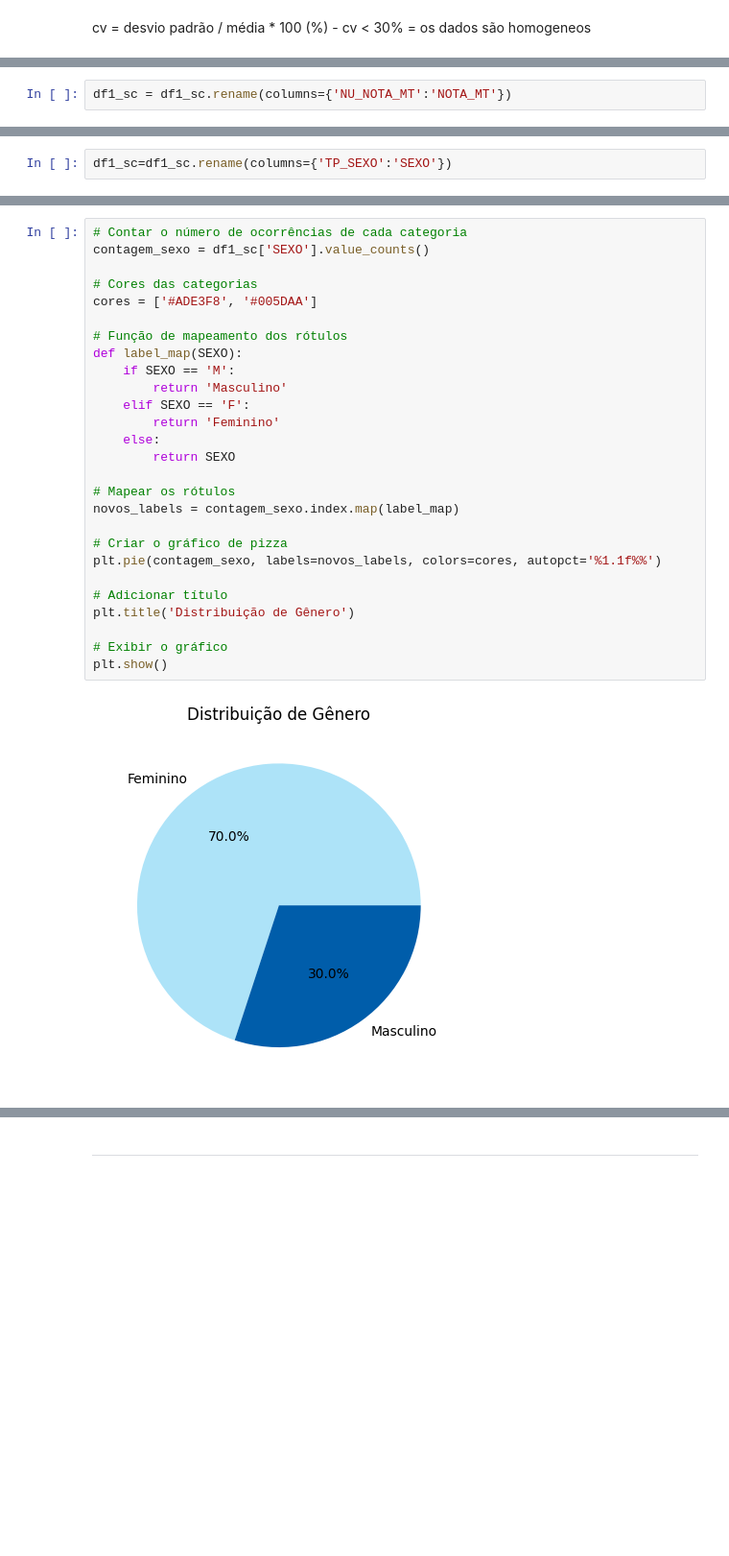
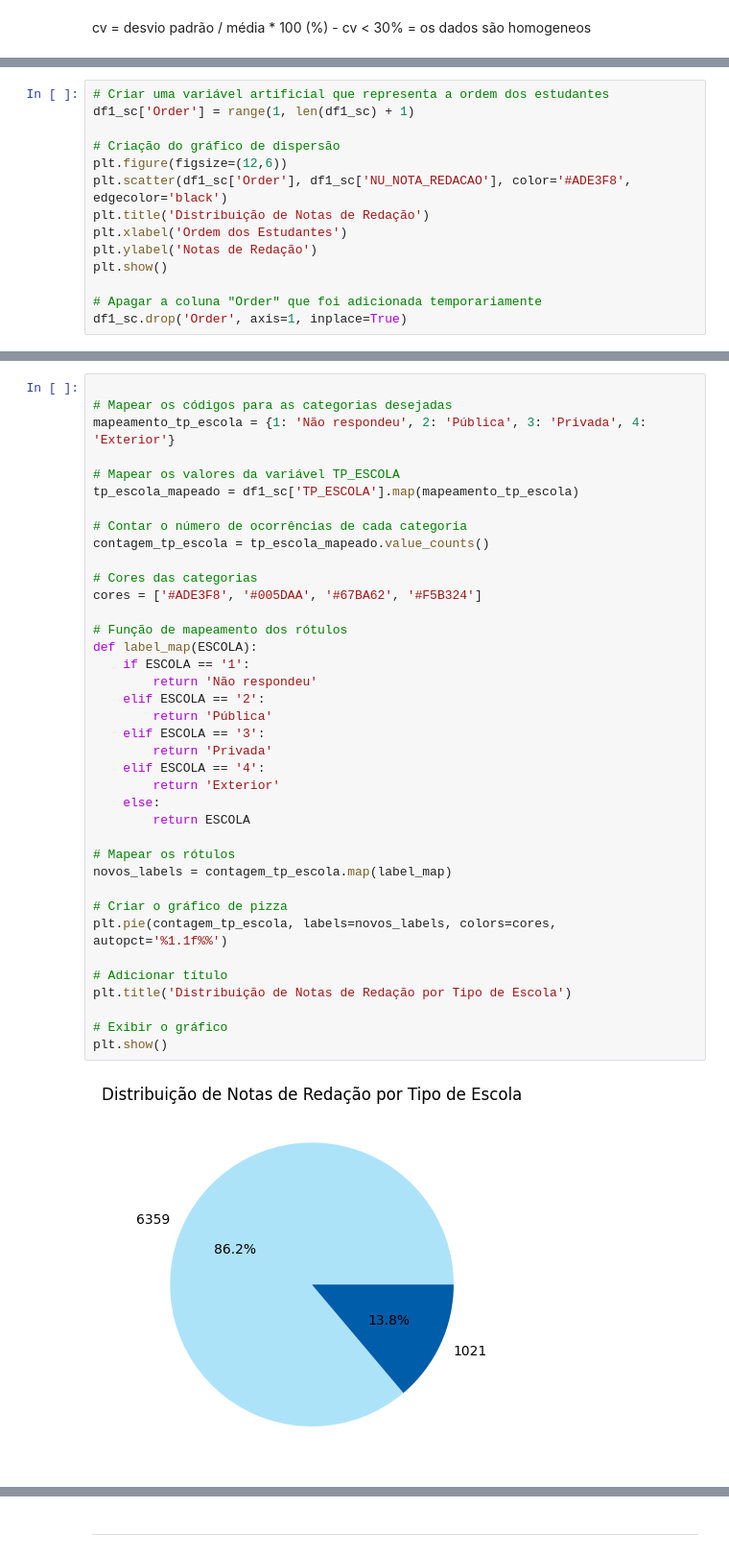
Before and after one commit to dacasfilipe/Python_data_science, a Jupyter notebook: Projeto_Prático_ENEM_30_07_23.ipynb, the cells around one changed output, grey strips where cells are left out. Shown: that part at 96% size. Drawn from its saved outputs; the diff is of its cells as text; blank space fills up the shorter version.

```diff
--- a/Projeto_Prático_ENEM_30_07_23.ipynb
+++ b/Projeto_Prático_ENEM_30_07_23.ipynb
@@ -359,2 +189,0 @@ Text(0.6944444444444446, 0.5, 'stat="probability"')
-# %%
-df1_sc = df1_sc.rename(columns={'NU_NOTA_MT':'NOTA_MT'})
@@ -464,0 +234,14 @@ print(limite2)
+# %%
+# Criar uma variável artificial que representa a ordem dos estudantes
+df1_sc['Order'] = range(1, len(df1_sc) + 1)
+
+# Criação do gráfico de dispersão
+plt.figure(figsize=(12,6))
+plt.scatter(df1_sc['Order'], df1_sc['NU_NOTA_REDACAO'], color='#ADE3F8', edgecolor='black')
+plt.title('Distribuição de Notas de Redação')
+plt.xlabel('Ordem dos Estudantes')
+plt.ylabel('Notas de Redação')
+plt.show()
+
+# Apagar a coluna "Order" que foi adicionada temporariamente
+df1_sc.drop('Order', axis=1, inplace=True)
@@ -495,2 +318,0 @@ Name: NOTA_MT, dtype: float64
-# %%
-df1_sc=df1_sc.rename(columns={'TP_SEXO':'SEXO'})
@@ -535,29 +331,40 @@ ___
 # %%
+
+# Mapear os códigos para as categorias desejadas
+mapeamento_tp_escola = {1: 'Não respondeu', 2: 'Pública', 3: 'Privada', 4: 'Exterior'}
+
+# Mapear os valores da variável TP_ESCOLA
+tp_escola_mapeado = df1_sc['TP_ESCOLA'].map(mapeamento_tp_escola)
+
 # Contar o número de ocorrências de cada categoria
-contagem_sexo = df1_sc['SEXO'].value_counts()
+contagem_tp_escola = tp_escola_mapeado.value_counts()
 
 # Cores das categorias
-cores = ['#ADE3F8', '#005DAA']
+cores = ['#ADE3F8', '#005DAA', '#67BA62', '#F5B324']
 
 # Função de mapeamento dos rótulos
-def label_map(SEXO):
-    if SEXO == 'M':
-        return 'Masculino'
-    elif SEXO == 'F':
-        return 'Feminino'
+def label_map(ESCOLA):
+    if ESCOLA == '1':
+        return 'Não respondeu'
+    elif ESCOLA == '2':
+        return 'Pública'
+    elif ESCOLA == '3':
+        return 'Privada'
+    elif ESCOLA == '4':
+        return 'Exterior'
     else:
-        return SEXO
+        return ESCOLA
 
 # Mapear os rótulos
-novos_labels = contagem_sexo.index.map(label_map)
+novos_labels = contagem_tp_escola.map(label_map)
 
 # Criar o gráfico de pizza
-plt.pie(contagem_sexo, labels=novos_labels, colors=cores, autopct='%1.1f%%')
+plt.pie(contagem_tp_escola, labels=novos_labels, colors=cores, autopct='%1.1f%%')
 
 # Adicionar título
-plt.title('Distribuição de Gênero')
+plt.title('Distribuição de Notas de Redação por Tipo de Escola')
 
 # Exibir o gráfico
 plt.show()
 # %% [output]
-[figure, old version]
+[figure, new version]
```
Also changed, not shown: parts of 118 cells of this notebook.
